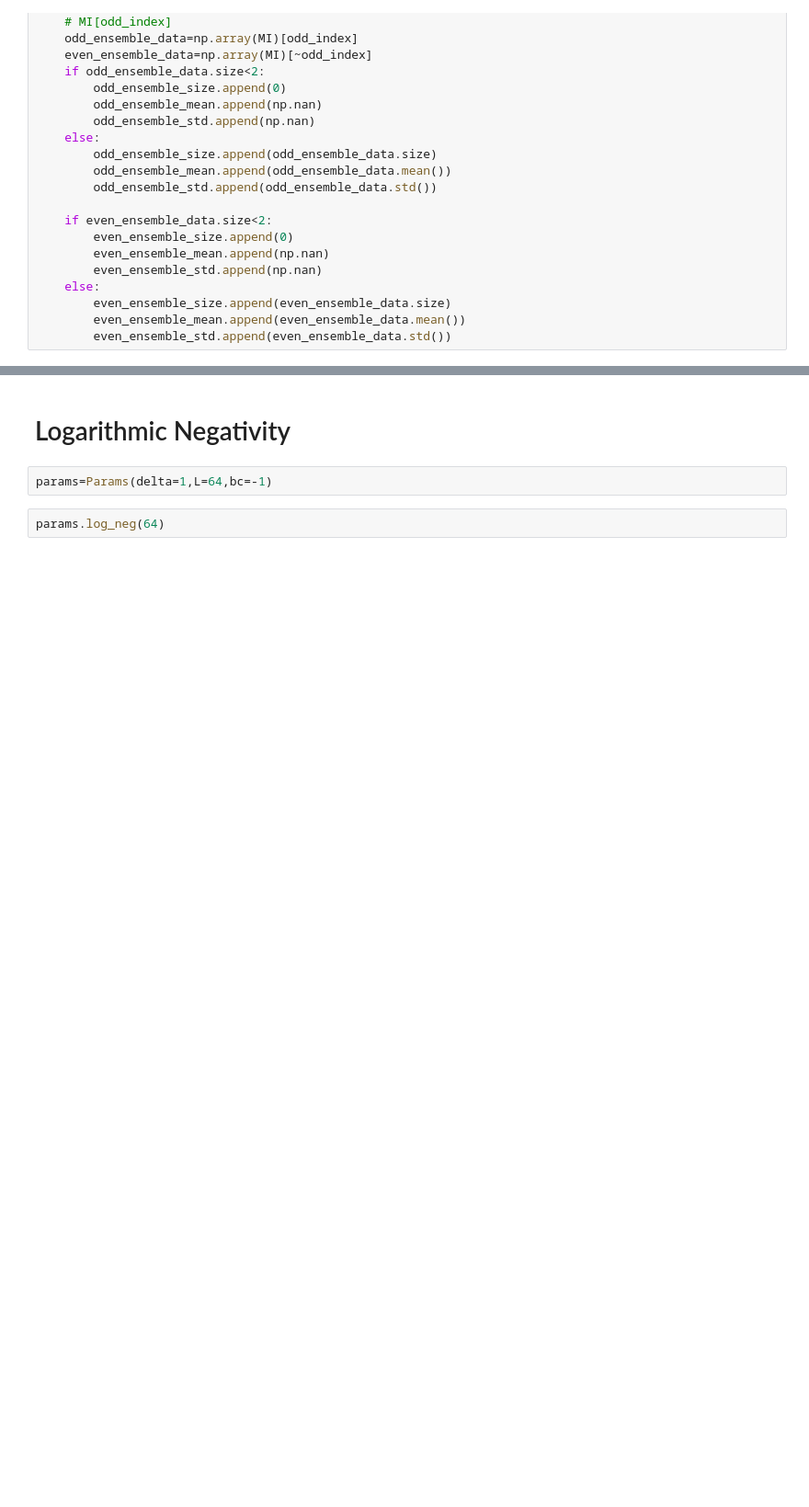
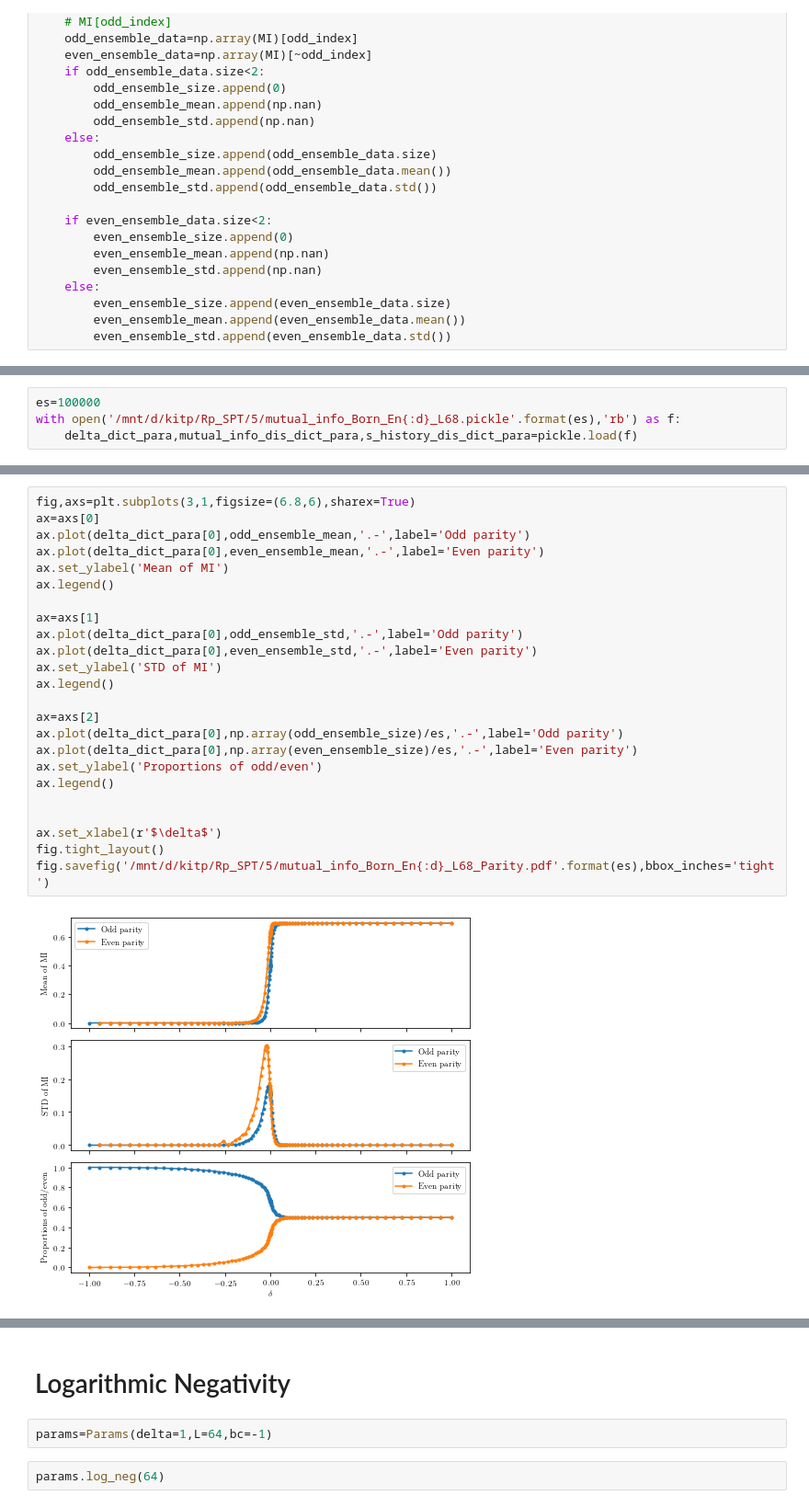
Before and after one commit to hainingpan/SPT, a Jupyter notebook: test_Majorana_chain.ipynb, the cells around one changed output, grey strips where cells are left out. Shown at 92% size. Saved outputs shown, nothing was run; the diff lists cells and outputs as text; blank space fills up the shorter version.

```diff
--- a/test_Majorana_chain.ipynb
+++ b/test_Majorana_chain.ipynb
@@ -2700,2 +2722,6 @@ fig.savefig('/mnt/d/kitp/Rp_SPT/5/mutual_info_Born_En{:d}_Parity.pdf'.format(es)
 # %% [output]
 [figure]
+# %%
+es=100000
+with open('/mnt/d/kitp/Rp_SPT/5/mutual_info_Born_En{:d}_L68.pickle'.format(es),'rb') as f:
+    delta_dict_para,mutual_info_dis_dict_para,s_history_dis_dict_para=pickle.load(f)
@@ -2701,0 +2758,26 @@ fig.savefig('/mnt/d/kitp/Rp_SPT/5/mutual_info_Born_En{:d}_Parity.pdf'.format(es)
+# %%
+fig,axs=plt.subplots(3,1,figsize=(6.8,6),sharex=True)
+ax=axs[0]
+ax.plot(delta_dict_para[0],odd_ensemble_mean,'.-',label='Odd parity')
+ax.plot(delta_dict_para[0],even_ensemble_mean,'.-',label='Even parity')
+ax.set_ylabel('Mean of MI')
+ax.legend()
+
+ax=axs[1]
+ax.plot(delta_dict_para[0],odd_ensemble_std,'.-',label='Odd parity')
+ax.plot(delta_dict_para[0],even_ensemble_std,'.-',label='Even parity')
+ax.set_ylabel('STD of MI')
+ax.legend()
+
+ax=axs[2]
+ax.plot(delta_dict_para[0],np.array(odd_ensemble_size)/es,'.-',label='Odd parity')
+ax.plot(delta_dict_para[0],np.array(even_ensemble_size)/es,'.-',label='Even parity')
+ax.set_ylabel('Proportions of odd/even')
+ax.legend()
+
+
+ax.set_xlabel(r'$\delta$')
+fig.tight_layout()
+fig.savefig('/mnt/d/kitp/Rp_SPT/5/mutual_info_Born_En{:d}_L68_Parity.pdf'.format(es),bbox_inches='tight')
+# %% [output]
+[figure, added]
```
Also changed, not shown: parts of 104 cells of this notebook, 4 other files.
